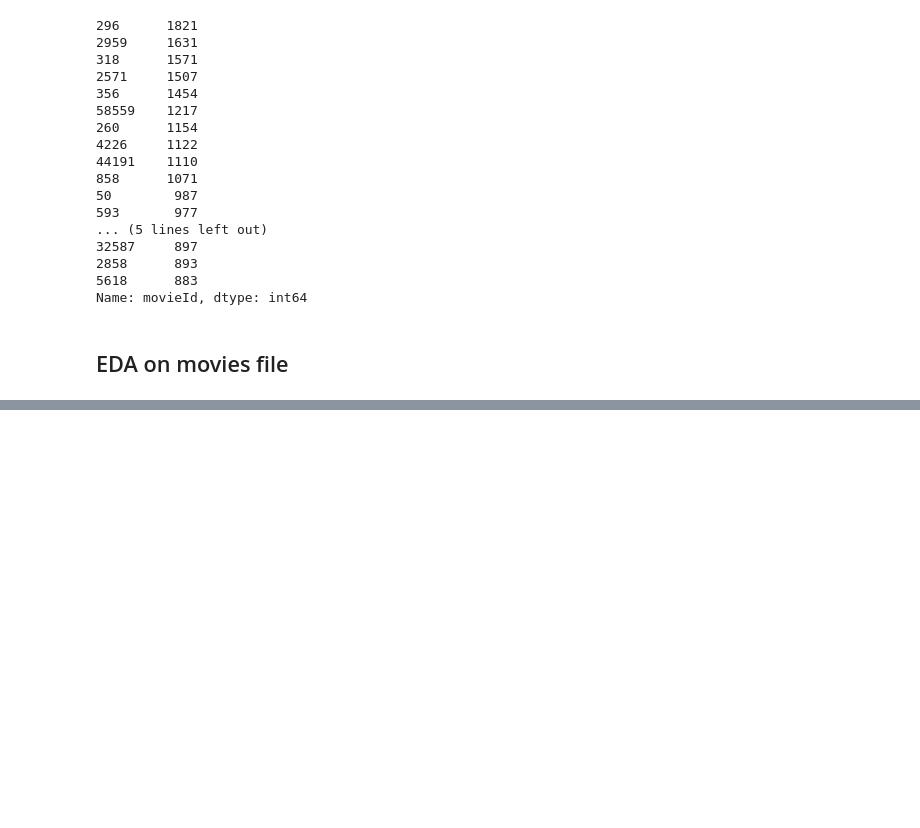
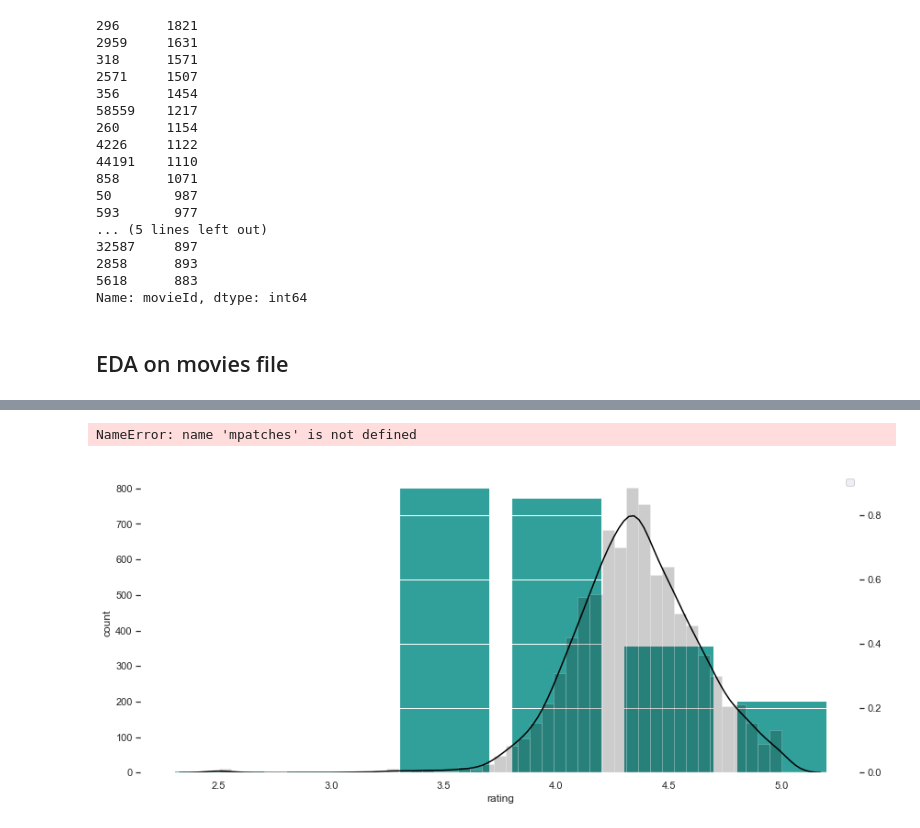
Before and after one commit to SanchayniB/Serendipitous-Recommender-System, a Jupyter notebook: EDA/EDA.ipynb, the cells around one changed output, grey strips where cells are left out. Cells and saved outputs as stored; diff of their text form; code cells hidden in the pictures; blank space fills up the shorter version.

```diff
--- a/EDA/EDA.ipynb
+++ b/EDA/EDA.ipynb
@@ -253,0 +316,15 @@ movies_cleaned.to_csv('//Users//bagades//Desktop//RS//serendipity-sac2018//movie
+# %%
+# plt.rcParams['figure.figsize'] = (14, 6)
+fig, ax = plt.subplots()
+sns.countplot(answers['rating'], color = 'lightseagreen', ax=ax)
+ax.legend()
+ax.patch.set_alpha(0)
+ax2 = ax.twinx()
+sns.distplot(answers[answers['predictedRating'].isna() == False]['predictedRating'], color = 'black',ax=ax2,hist_kws={"alpha": 0.2})
+red_patch = mpatches.Patch(color='red', label='The red data')
+blue_patch = mpatches.Patch(color='blue', label='The red data')
+plt.legend(handles=[red_patch,blue_patch])
+plt.show()
+# %% [output]
+NameError: name 'mpatches' is not defined
+[figure, added]
```
Also changed, not shown: parts of 16 cells of this notebook.
